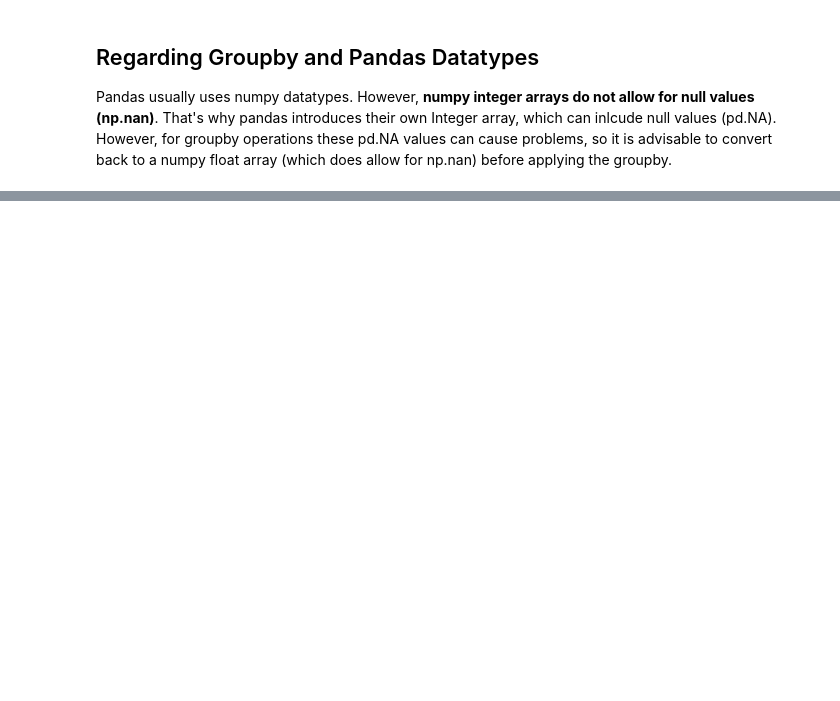
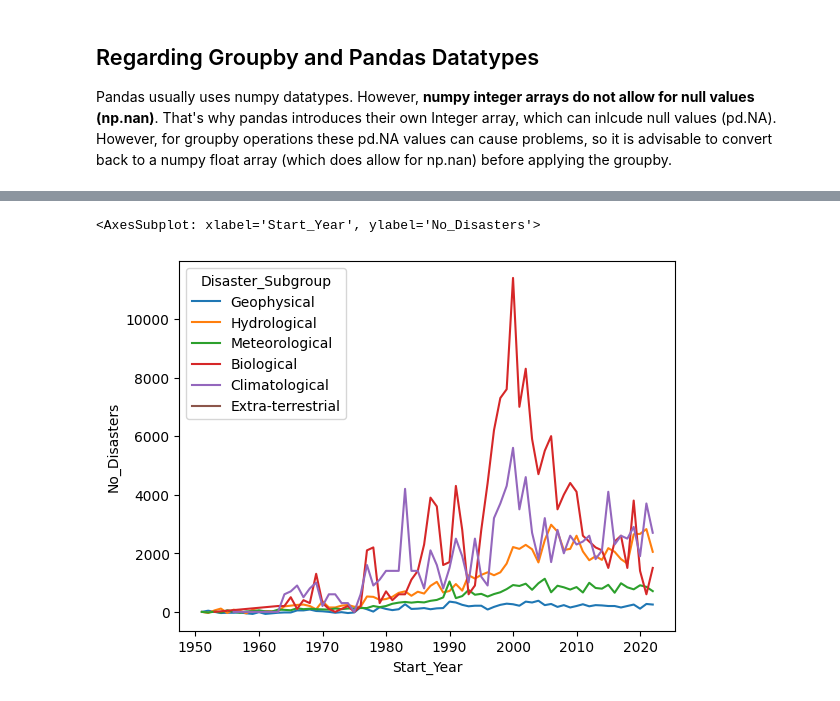
Before and after one commit to r-Files/DOPP, a Jupyter notebook: jupyter_notebooks/lab_question_c.ipynb, the cells around one changed output, grey strips where cells are left out. Saved outputs shown, nothing was run; the diff lists cells and outputs as text; code cells hidden in the pictures; blank space fills up the shorter version.

```diff
--- a/jupyter_notebooks/lab_question_c.ipynb
+++ b/jupyter_notebooks/lab_question_c.ipynb
@@ -39,0 +120,5 @@ groupby_base.groupby(["Disaster_Subgroup"]).mean()
+# %%
+sns.lineplot(data=rel_change_to_firstrow.reset_index(), x="Start_Year",y="No_Disasters", hue="Disaster_Subgroup")
+# %% [output]
+<AxesSubplot: xlabel='Start_Year', ylabel='No_Disasters'>
+[figure, added]
```
Also changed, not shown: parts of 12 cells of this notebook, 1 other file.
